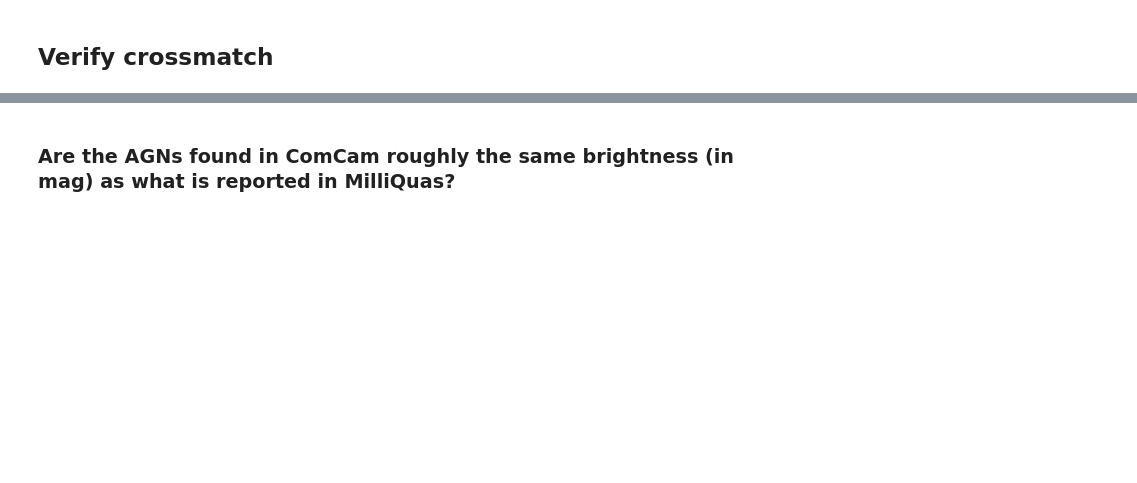
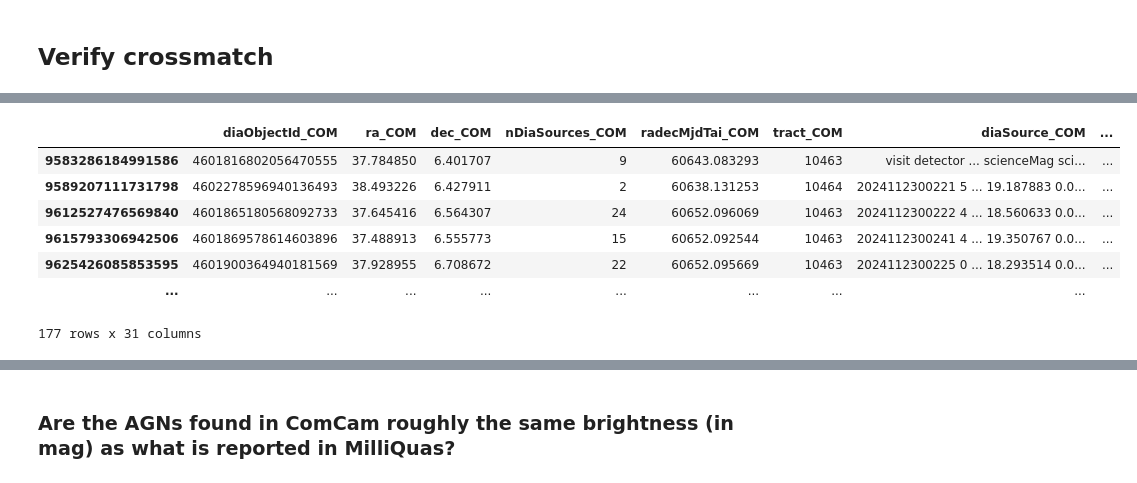
Before and after one commit to lsst-sitcom/linccf, a Jupyter notebook: internal/march_sprint/2.AGN/01-ComCam x Milliquas.ipynb, the cells around one changed output, grey strips where cells are left out. Drawn from its saved outputs; the diff is of its cells as text; code cells hidden in the pictures; blank space fills up the shorter version.

```diff
--- a/internal/march_sprint/2.AGN/01-ComCam x Milliquas.ipynb
+++ b/internal/march_sprint/2.AGN/01-ComCam x Milliquas.ipynb
@@ -59,0 +187,11 @@ comcam_x_milliquas.plot_pixels(plot_title="COMCAM x Milliquas")
+# %%
+comcam_x_milliquas_computed
+# %% [output]
+|  | diaObjectId_COM | ra_COM | dec_COM | nDiaSources_COM | radecMjdTai_COM | tract_COM | diaSource_COM | ... |
+| 9583286184991586 | 4601816802056470555 | 37.784850 | 6.401707 | 9 | 60643.083293 | 10463 | visit detector ... scienceMag sci... | ... |
+| 9589207111731798 | 4602278596940136493 | 38.493226 | 6.427911 | 2 | 60638.131253 | 10464 | 2024112300221 5 ... 19.187883 0.0... | ... |
+| 9612527476569840 | 4601865180568092733 | 37.645416 | 6.564307 | 24 | 60652.096069 | 10463 | 2024112300222 4 ... 18.560633 0.0... | ... |
+| 9615793306942506 | 4601869578614603896 | 37.488913 | 6.555773 | 15 | 60652.092544 | 10463 | 2024112300241 4 ... 19.350767 0.0... | ... |
+| 9625426085853595 | 4601900364940181569 | 37.928955 | 6.708672 | 22 | 60652.095669 | 10463 | 2024112300225 0 ... 18.293514 0.0... | ... |
+| ... | ... | ... | ... | ... | ... | ... | ... |
+177 rows x 31 columns
```
Also changed, not shown: parts of 20 cells of this notebook, 1 other file.
